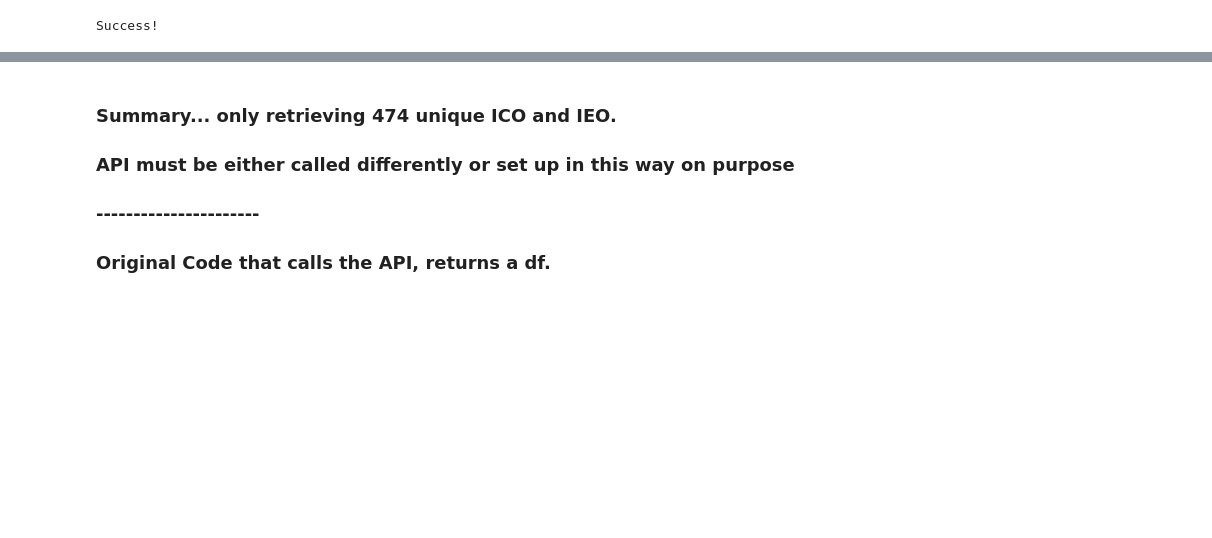
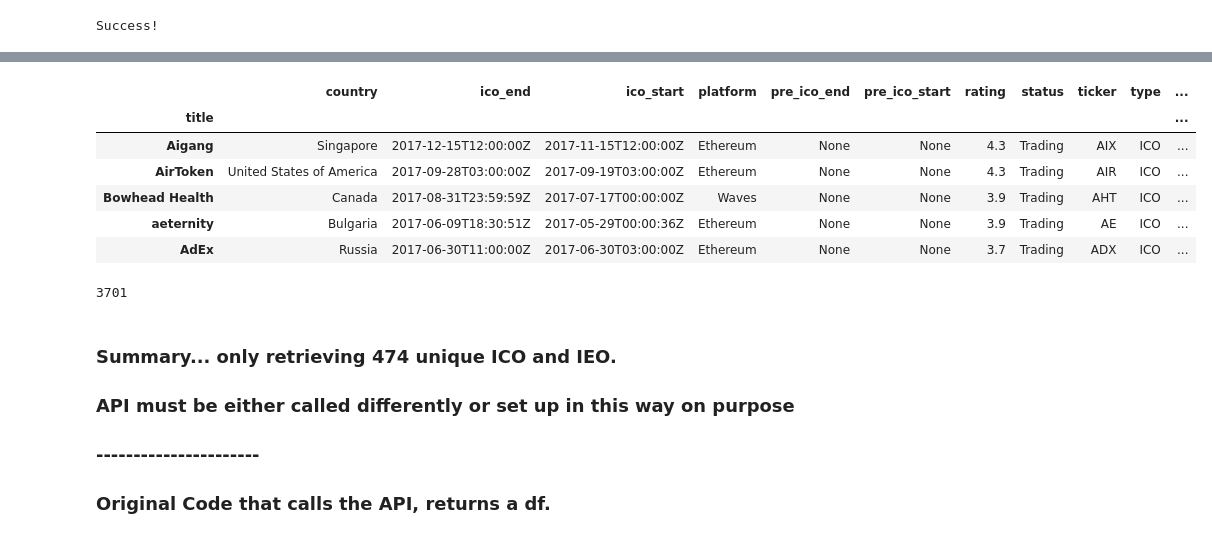
Before and after one commit to eccadena/ICO_Viability_Index, a Jupyter notebook: notebooks/libs/Eric/ready/trackIPO_final.ipynb, the cells around one changed output, grey strips where cells are left out. Drawn from its saved outputs; the diff is of its cells as text; code cells hidden in the pictures; blank space fills up the shorter version.

Commit message:
ftrackICO success. cleaning datetime

```diff
--- a/notebooks/libs/Eric/ready/trackIPO_final.ipynb
+++ b/notebooks/libs/Eric/ready/trackIPO_final.ipynb
@@ -17,7 +27,7 @@ def git_merge_commit_branch_simple(message):
 # %%
 # test of generic base
 
-for url in ["https://api.trackico.io/v1/icos/all/?page=1&page_size=200000&q="]:
+for url in ["https://api.trackico.io/v1/icos/all/?page=10&page_size=2&q="]:
     try:
         response = requests.get(url)
 
@@ -49,12 +59,19 @@ def get_Track_ICO_API():
 
     ICO_df = pd.DataFrame()
 
-    for i in range(0,8):
+    for i in range(0,181):
+        time.sleep(2)
 
-        response = requests.get(f"https://api.trackico.io/v1/icos/all/?page=1&page_size=2&q=")
+        response = requests.get(f"https://api.trackico.io/v1/icos/all/?page={i+1}&page_size=24")
         response = response.json()
 
         print(f'Checking page{i}')
+
+#         if 'json' in response.headers.get('Content-Type'):
+#             js = response.json()
+#         else:
+#             print('Response content is not in JSON format.')
+#             js = 'spam'
 
         for coin in response['results']:
 
@@ -75,0 +129,11 @@ ICO_API_df
+# %%
+for entry in ICO_API_df['ico_end']:
+
+    print('working on next entry')
+
+    if entry == None:
+        ICO_API_df['End'] = None
+    else:
+        ICO_API_df['End'] = datetime.datetime.strptime(entry, '%Y-%m-%dT%H:%M:%SZ').date()
+
+    #ICO_API_df['End'] = ICO_API_df['ico_end'].apply(lambda x: datetime.datetime.strptime(x, '%Y-%m-%dT%H:%M:%SZ').date()
@@ -76,5 +158,17 @@ ICO_API_df
+# %%
+ICO_API_df.head()
+# %% [output]
+|  | country | ico_end | ico_start | platform | pre_ico_end | pre_ico_start | rating | status | ticker | type | ... |
+| title |  |  |  |  |  |  |  |  |  |  | ... |
+| Aigang | Singapore | 2017-12-15T12:00:00Z | 2017-11-15T12:00:00Z | Ethereum | None | None | 4.3 | Trading | AIX | ICO | ... |
+| AirToken | United States of America | 2017-09-28T03:00:00Z | 2017-09-19T03:00:00Z | Ethereum | None | None | 4.3 | Trading | AIR | ICO | ... |
+| Bowhead Health | Canada | 2017-08-31T23:59:59Z | 2017-07-17T00:00:00Z | Waves | None | None | 3.9 | Trading | AHT | ICO | ... |
+| aeternity | Bulgaria | 2017-06-09T18:30:51Z | 2017-05-29T00:00:36Z | Ethereum | None | None | 3.9 | Trading | AE | ICO | ... |
+| AdEx | Russia | 2017-06-30T11:00:00Z | 2017-06-30T03:00:00Z | Ethereum | None | None | 3.7 | Trading | ADX | ICO | ... |
 # %%
 len(ICO_API_df['ticker'].unique().tolist()) #474 unqiue cryptos/platforms
+# %% [output]
+3701
 # %% [markdown]
 ### Summary... only retrieving 474 unique ICO and IEO.
 ### API must be either called differently or set up in this way on purpose
```
Also changed, not shown: parts of 10 cells of this notebook.
